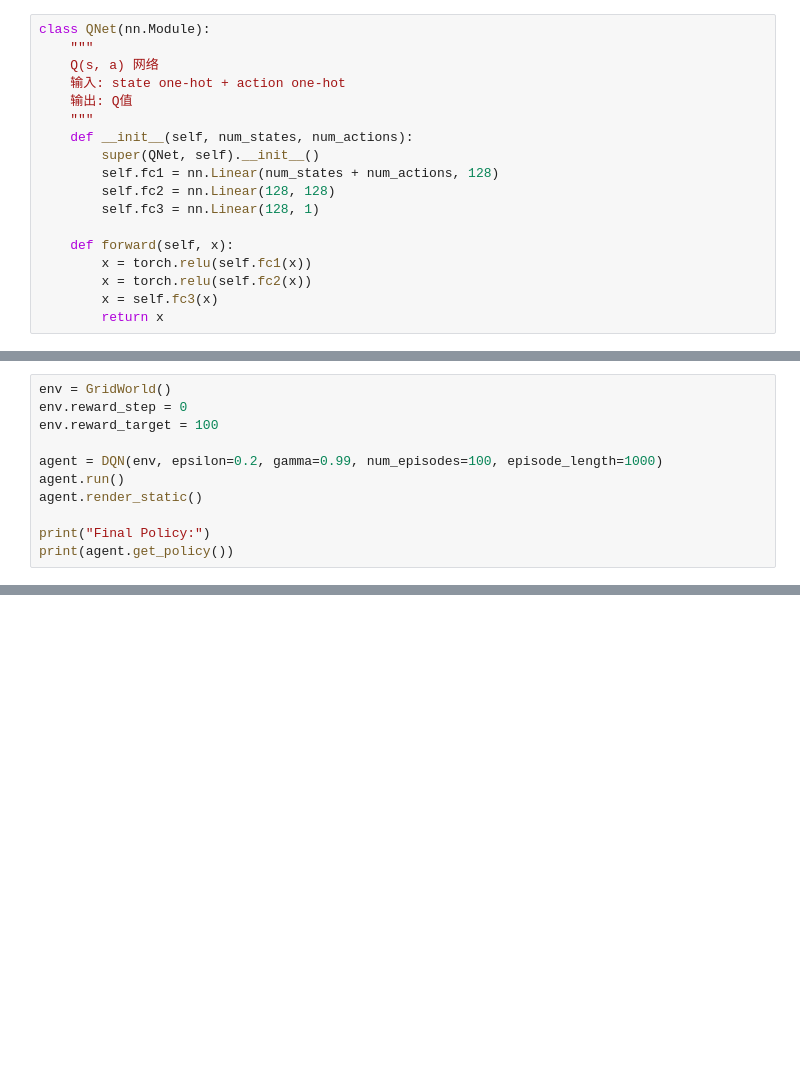
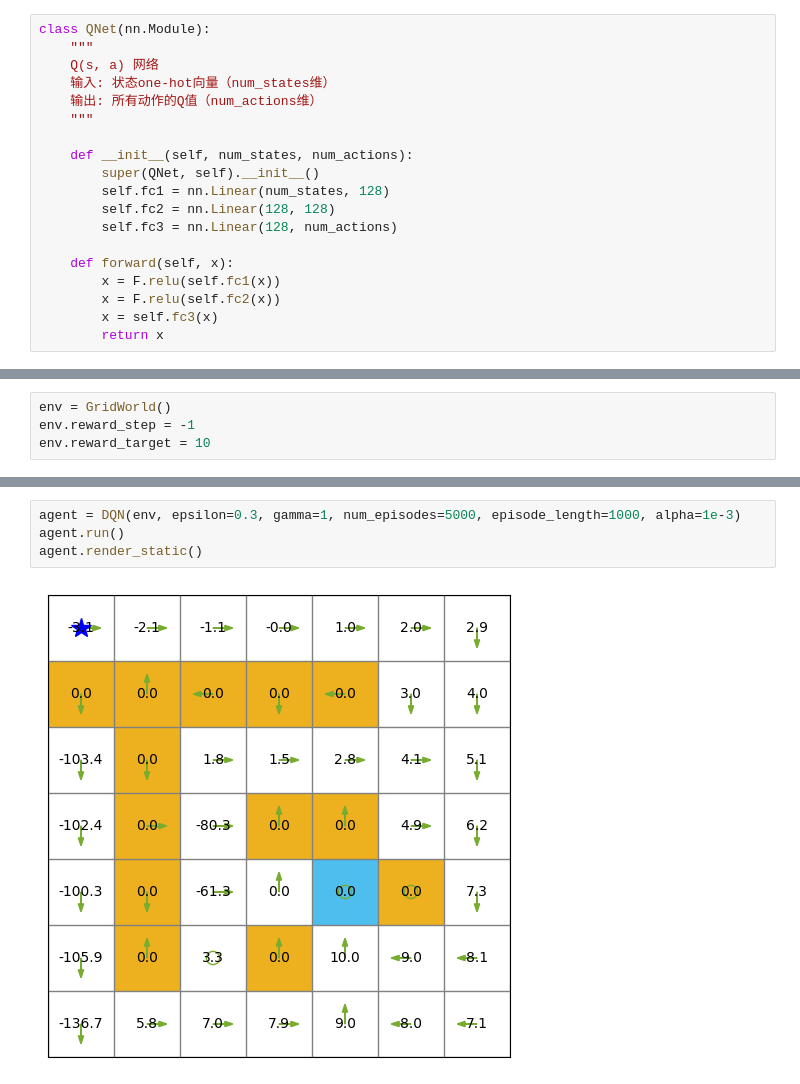
Before and after one commit to VeinsureLee/RL_Study, a Jupyter notebook: Grid_world/Note/chapter8_Value/2.DQN.ipynb, the cells around one changed output, grey strips where cells are left out. Cells and saved outputs as stored; diff of their text form; blank space fills up the shorter version.

```diff
--- a/Grid_world/Note/chapter8_Value/2.DQN.ipynb
+++ b/Grid_world/Note/chapter8_Value/2.DQN.ipynb
@@ -17,18 +18,19 @@ import torch
 class QNet(nn.Module):
     """
     Q(s, a) 网络
-    输入: state one-hot + action one-hot
-    输出: Q值
+    输入: 状态one-hot向量（num_states维）
+    输出: 所有动作的Q值（num_actions维）
     """
+
     def __init__(self, num_states, num_actions):
         super(QNet, self).__init__()
-        self.fc1 = nn.Linear(num_states + num_actions, 128)
+        self.fc1 = nn.Linear(num_states, 128)
         self.fc2 = nn.Linear(128, 128)
-        self.fc3 = nn.Linear(128, 1)
+        self.fc3 = nn.Linear(128, num_actions)
 
     def forward(self, x):
-        x = torch.relu(self.fc1(x))
-        x = torch.relu(self.fc2(x))
+        x = F.relu(self.fc1(x))
+        x = F.relu(self.fc2(x))
         x = self.fc3(x)
         return x
 # %%
@@ -136,11 +187,4 @@ class DQN(Agent):
 # %%
 env = GridWorld()
-env.reward_step = 0
-env.reward_target = 100
-
-agent = DQN(env, epsilon=0.2, gamma=0.99, num_episodes=100, episode_length=1000)
-agent.run()
-agent.render_static()
-
-print("Final Policy:")
-print(agent.get_policy())
+env.reward_step = -1
+env.reward_target = 10
@@ -185,0 +191,6 @@ Final Policy:
+# %%
+agent = DQN(env, epsilon=0.3, gamma=1, num_episodes=5000, episode_length=1000, alpha=1e-3)
+agent.run()
+agent.render_static()
+# %% [output]
+[figure, added]
```
Also changed, not shown: parts of 3 cells of this notebook.
